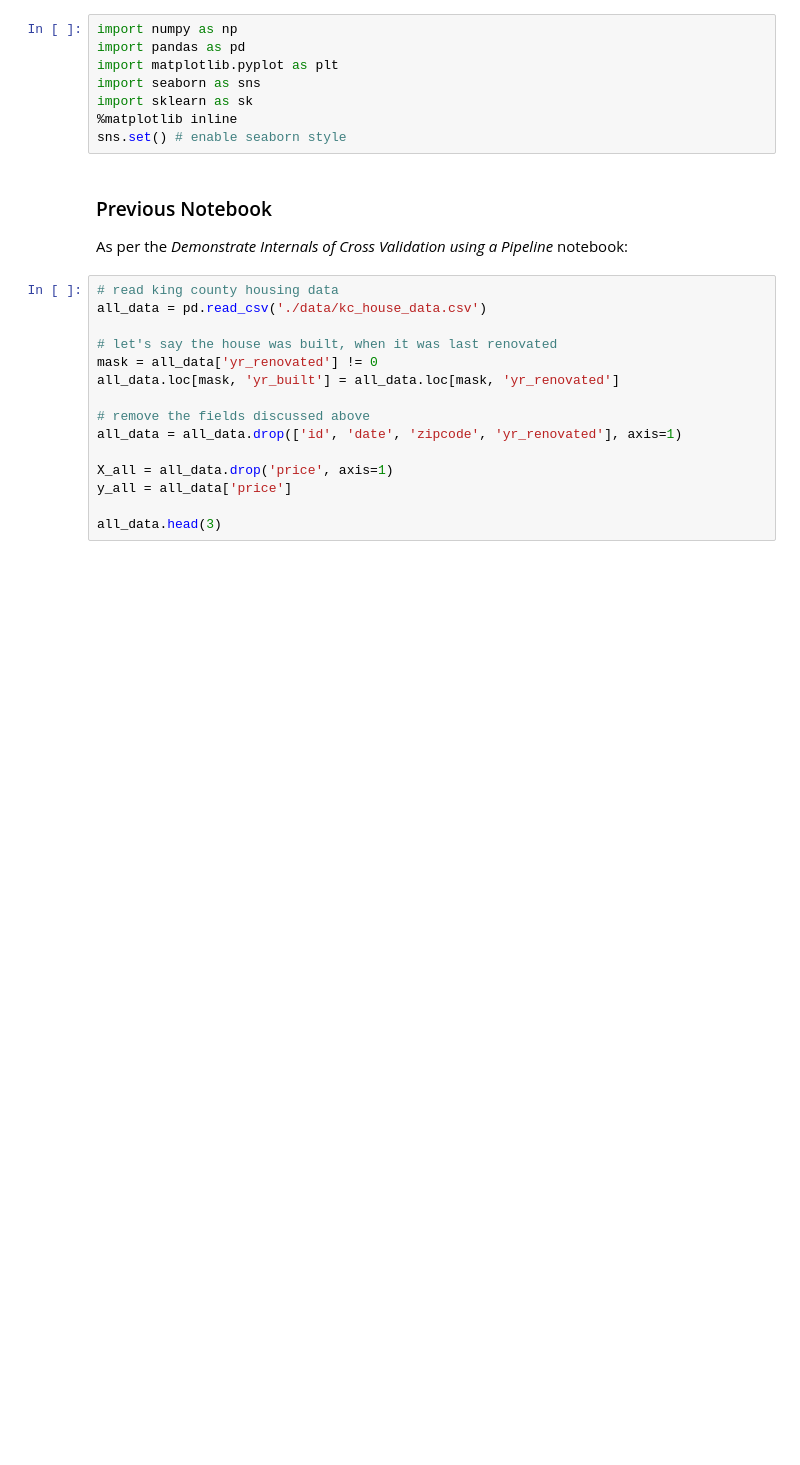
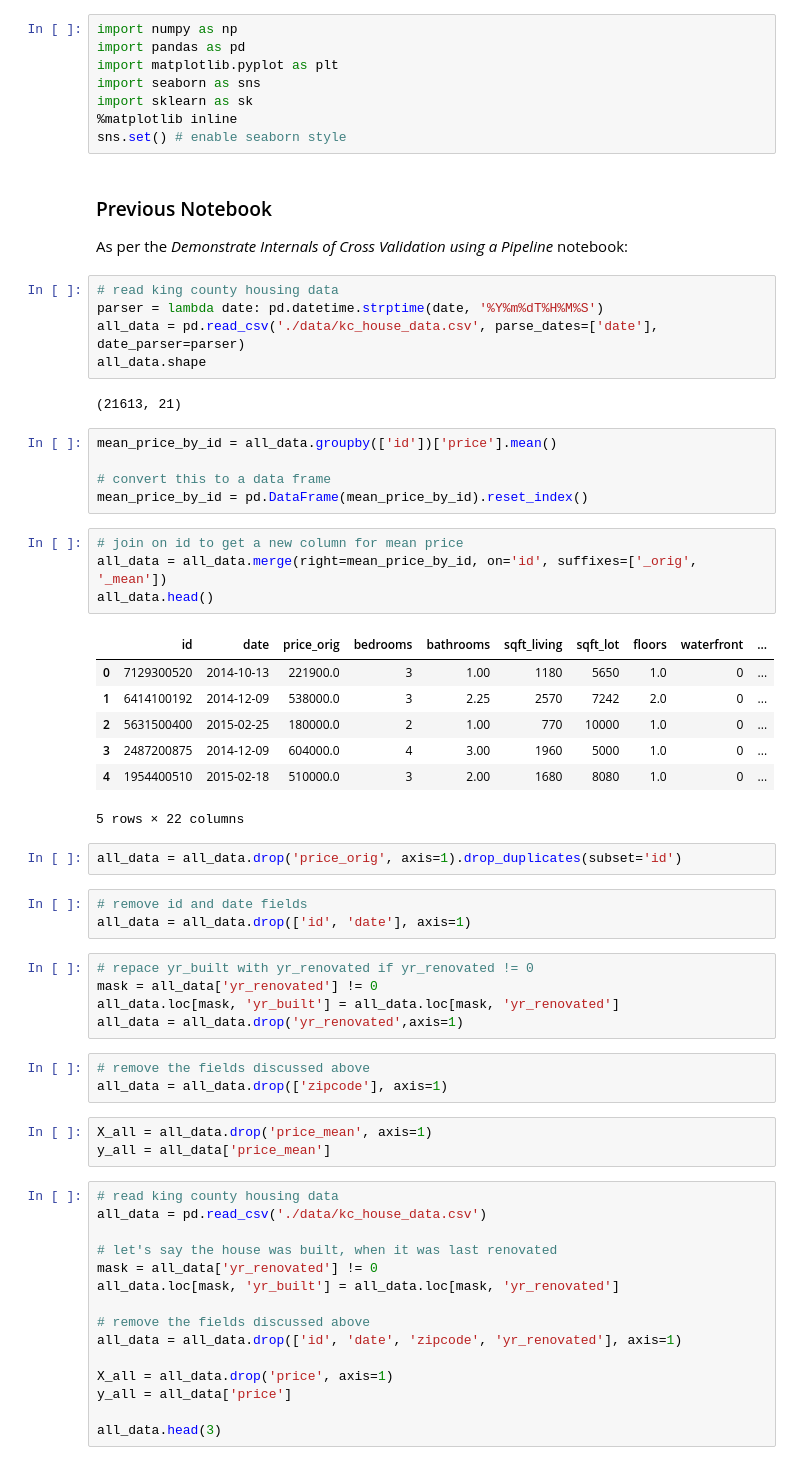
Before and after one commit to sdiehl28/Scikit-Learn-Workflow, a Jupyter notebook: projects/king_county_house/CV_Hyperparameter.ipynb, the cells around one changed output. Saved outputs shown, nothing was run; the diff lists cells and outputs as text; blank space fills up the shorter version.

```diff
--- a/projects/king_county_house/CV_Hyperparameter.ipynb
+++ b/projects/king_county_house/CV_Hyperparameter.ipynb
@@ -17,6 +17,46 @@ sns.set() # enable seaborn style
 # %% [markdown]
 ### Previous Notebook
 As per the *Demonstrate Internals of Cross Validation using a Pipeline* notebook:
+# %%
+# read king county housing data
+parser = lambda date: pd.datetime.strptime(date, '%Y%m%dT%H%M%S')
+all_data = pd.read_csv('./data/kc_house_data.csv', parse_dates=['date'], date_parser=parser)
+all_data.shape
+# %% [output]
+(21613, 21)
+# %%
+mean_price_by_id = all_data.groupby(['id'])['price'].mean()
+
+# convert this to a data frame
+mean_price_by_id = pd.DataFrame(mean_price_by_id).reset_index()
+# %%
+# join on id to get a new column for mean price
+all_data = all_data.merge(right=mean_price_by_id, on='id', suffixes=['_orig', '_mean'])
+all_data.head()
+# %% [output]
+|  | id | date | price_orig | bedrooms | bathrooms | sqft_living | sqft_lot | floors | waterfront | ... |
+| 0 | 7129300520 | 2014-10-13 | 221900.0 | 3 | 1.00 | 1180 | 5650 | 1.0 | 0 | ... |
+| 1 | 6414100192 | 2014-12-09 | 538000.0 | 3 | 2.25 | 2570 | 7242 | 2.0 | 0 | ... |
+| 2 | 5631500400 | 2015-02-25 | 180000.0 | 2 | 1.00 | 770 | 10000 | 1.0 | 0 | ... |
+| 3 | 2487200875 | 2014-12-09 | 604000.0 | 4 | 3.00 | 1960 | 5000 | 1.0 | 0 | ... |
+| 4 | 1954400510 | 2015-02-18 | 510000.0 | 3 | 2.00 | 1680 | 8080 | 1.0 | 0 | ... |
+5 rows × 22 columns
+# %%
+all_data = all_data.drop('price_orig', axis=1).drop_duplicates(subset='id')
+# %%
+# remove id and date fields
+all_data = all_data.drop(['id', 'date'], axis=1)
+# %%
+# repace yr_built with yr_renovated if yr_renovated != 0
+mask = all_data['yr_renovated'] != 0
+all_data.loc[mask, 'yr_built'] = all_data.loc[mask, 'yr_renovated']
+all_data = all_data.drop('yr_renovated',axis=1)
+# %%
+# remove the fields discussed above
+all_data = all_data.drop(['zipcode'], axis=1)
+# %%
+X_all = all_data.drop('price_mean', axis=1)
+y_all = all_data['price_mean']
 # %%
 # read king county housing data
 all_data = pd.read_csv('./data/kc_house_data.csv')
```
Also changed, not shown: parts of 25 cells of this notebook, 3 other files.
